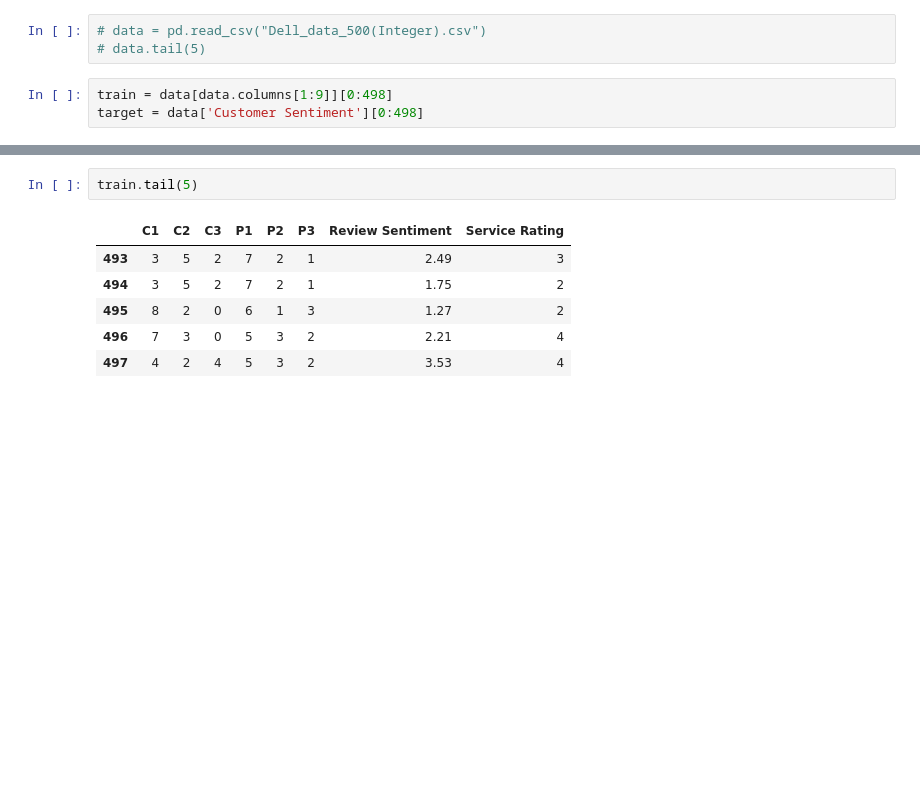
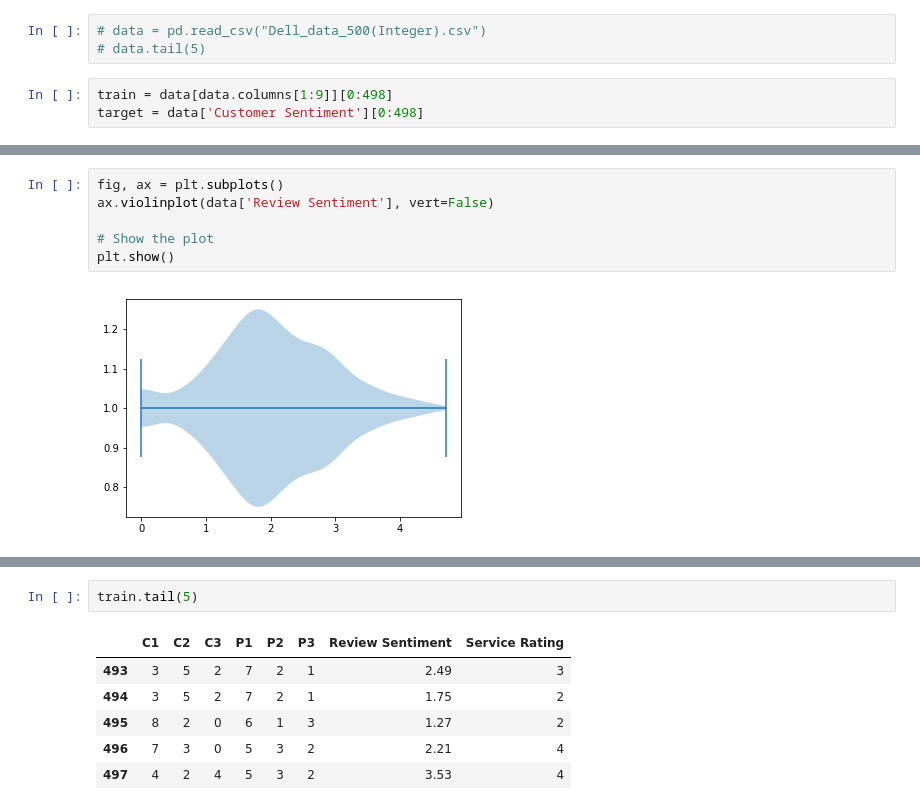
Before and after one commit to pl366/dellFlask, a Jupyter notebook: CS_ML.ipynb, the cells around one changed output, grey strips where cells are left out. Drawn from its saved outputs; the diff is of its cells as text; blank space fills up the shorter version.

```diff
--- a/CS_ML.ipynb
+++ b/CS_ML.ipynb
@@ -21,0 +35,8 @@ target = data['Customer Sentiment'][0:498]
+# %%
+fig, ax = plt.subplots()
+ax.violinplot(data['Review Sentiment'], vert=False)
+
+# Show the plot
+plt.show()
+# %% [output]
+[figure, added]
```
Also changed, not shown: parts of 21 cells of this notebook, 2 other files.
